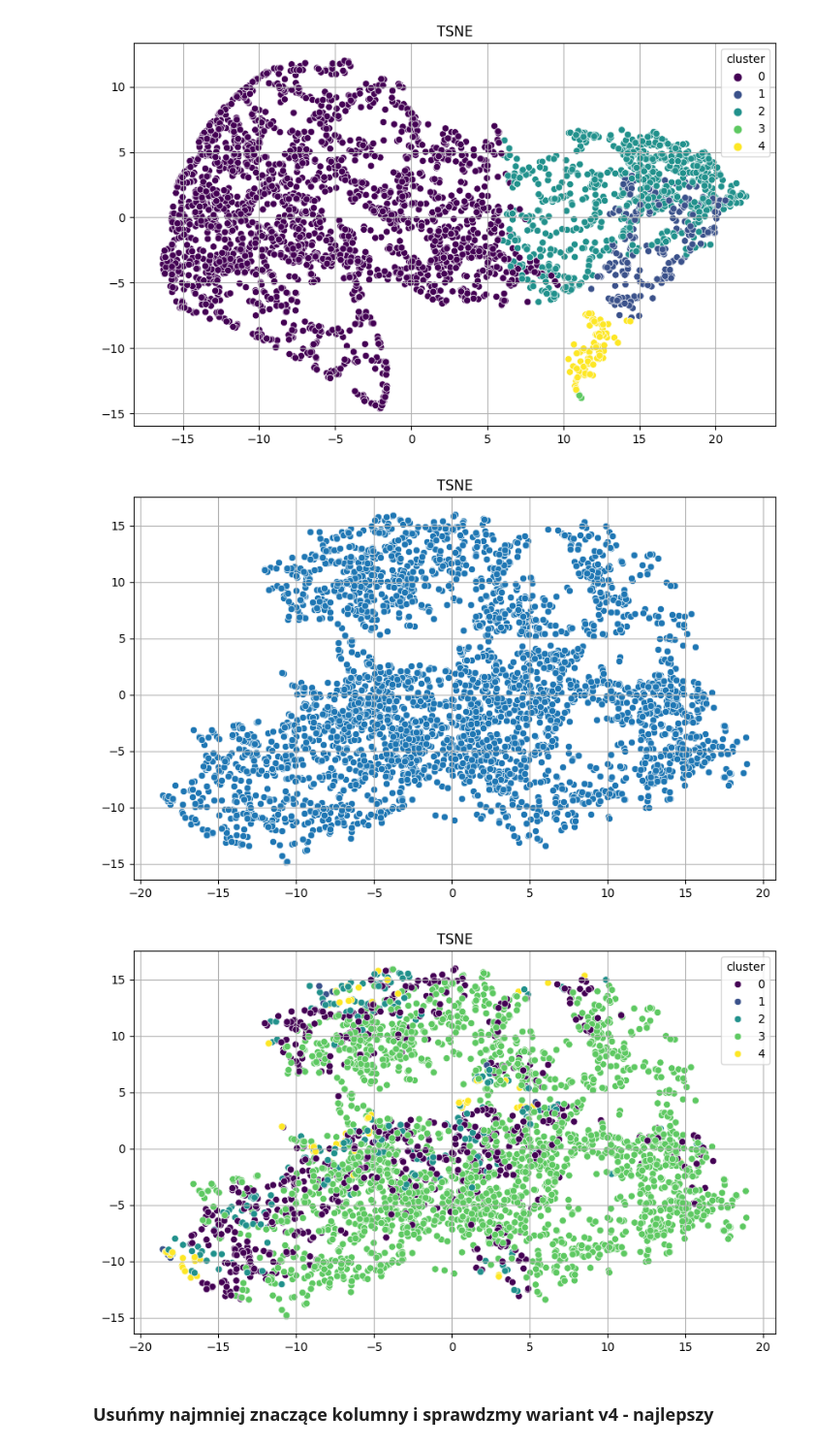
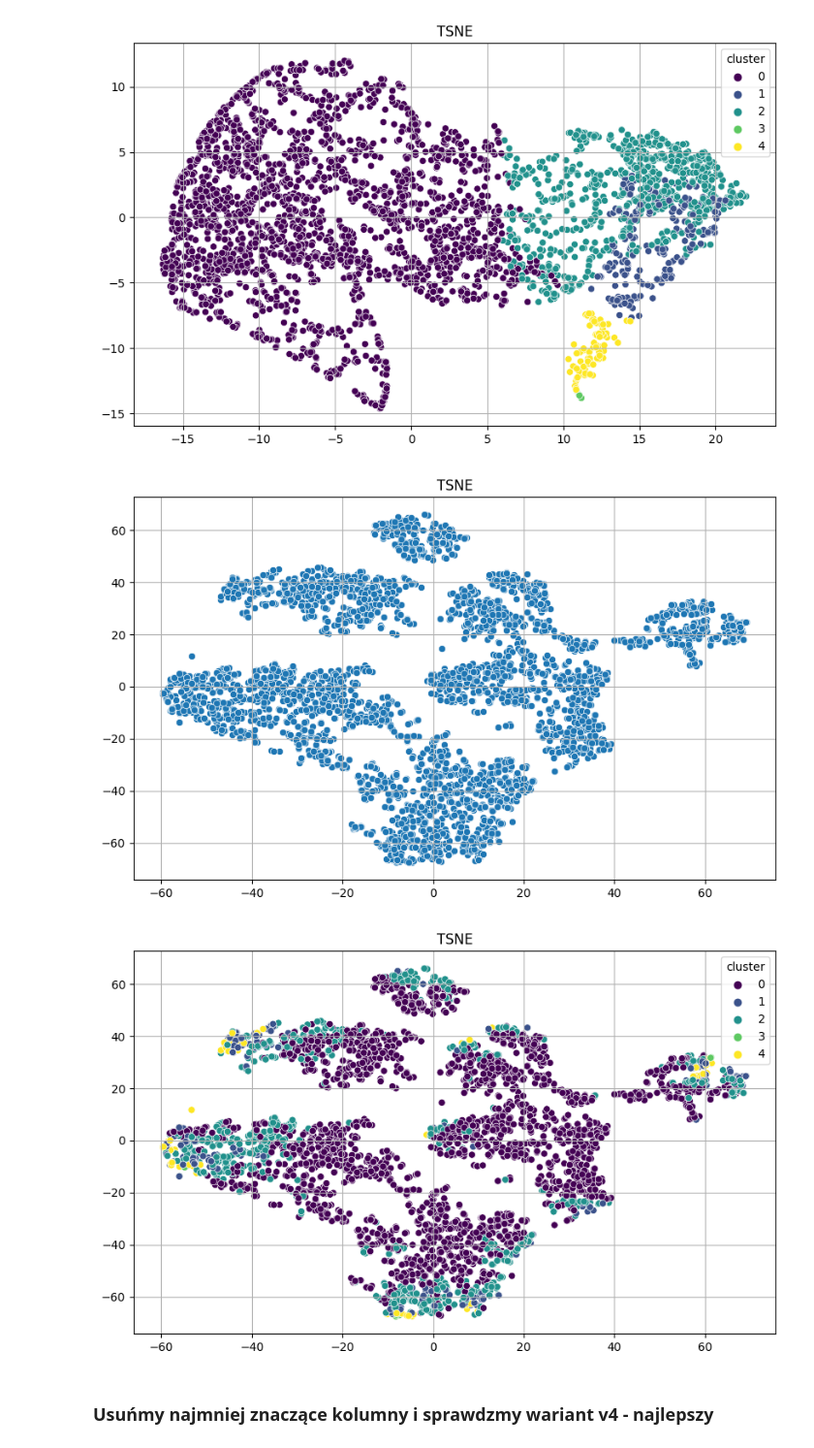
Before and after one commit to kaminskaz/PROJEKT2_ML_klasteryzacja, a Jupyter notebook: KM2/KM2_final .ipynb, the cells around one changed output. Shown at 97% size. Saved outputs shown, nothing was run; the diff lists cells and outputs as text; code cells hidden in the pictures.

```diff
--- a/KM2/KM2_final .ipynb
+++ b/KM2/KM2_final .ipynb
@@ -617,29 +617,29 @@ plt.show()
 # %%
 #tsne na wariancie v1
 from sklearn.manifold import TSNE
 
-tsne = TSNE(n_components=3, random_state=4324)
+tsne = TSNE(n_components=2, random_state=4324)
 tsne_results = tsne.fit_transform(v1)
 
 plt.figure(figsize=(10, 6))
 sns.scatterplot(x=tsne_results[:, 0], y=tsne_results[:, 1])
 plt.title('TSNE')
 plt.grid()
 plt.show()
 
 #scatter plot na 5 klastrów
 kmeans = KMeans(n_clusters=5, random_state=4324)
 kmeans.fit(v4)
 v4['cluster'] = kmeans.labels_
 
 plt.figure(figsize=(10, 6))
 sns.scatterplot(x=tsne_results[:, 0], y=tsne_results[:, 1], hue=v4['cluster'], palette='viridis')
 plt.title('TSNE')
 plt.grid()
 plt.show()
 # %% [output]
-[figure, old version]
+[figure, new version]
-[figure, old version]
+[figure, new version]
 # %% [markdown]
 ### Usuńmy najmniej znaczące kolumny i sprawdzmy wariant v4 - najlepszy
 # %%
```
Also changed, not shown: 6 other files.
